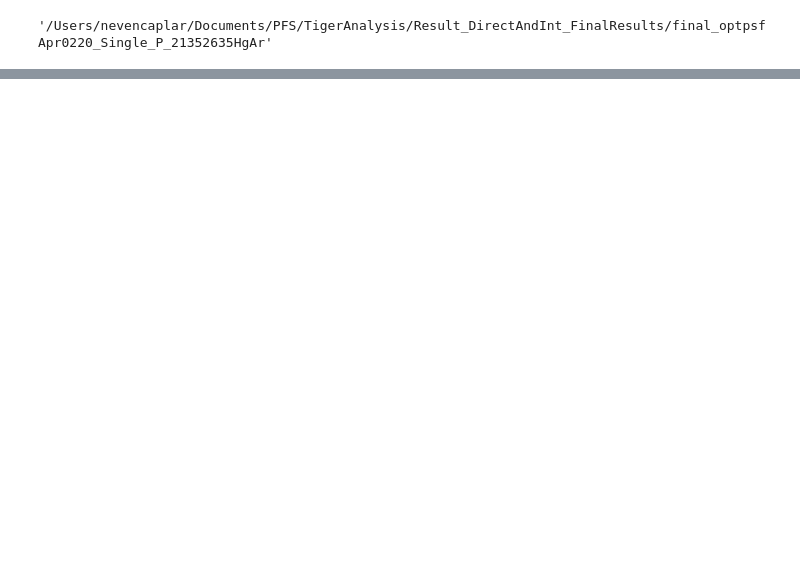
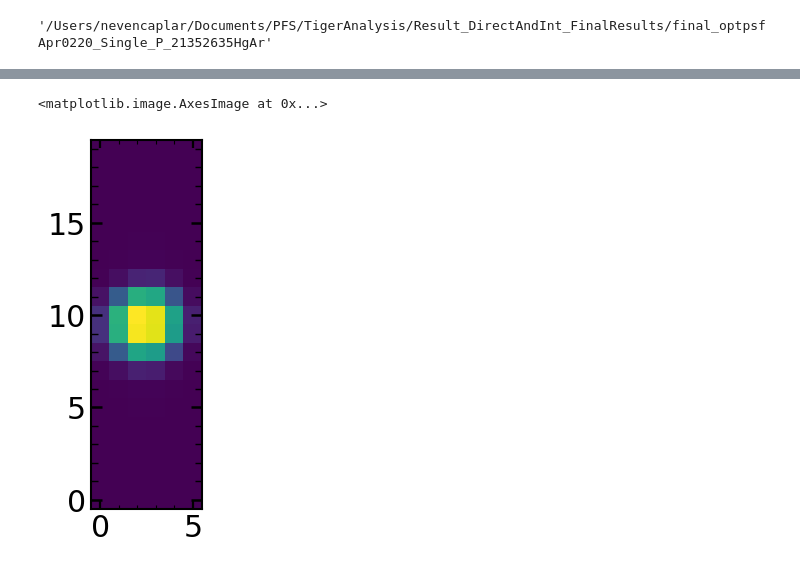
Before and after one commit to Subaru-PFS/dev_2ddrp, a Jupyter notebook: 2d_PSF_code/Zernike_Work_Mar_Apr_2020.ipynb, the cells around one changed output, grey strips where cells are left out. Saved outputs shown, nothing was run; the diff lists cells and outputs as text; code cells hidden in the pictures; blank space fills up the shorter version.

```diff
--- a/2d_PSF_code/Zernike_Work_Mar_Apr_2020.ipynb
+++ b/2d_PSF_code/Zernike_Work_Mar_Apr_2020.ipynb
@@ -3149,0 +3255,5 @@ plt.imshow(HgAr_single_image_m3-sci_image_m3,cmap=plt.get_cmap('bwr'),vmax=np.ma
+# %%
+plt.imshow(Zernike_Module.resize(test_for_LSF,(20,6)))
+# %% [output]
+<matplotlib.image.AxesImage at 0x...>
+[figure, added]
```
Also changed, not shown: parts of 44 cells of this notebook.
